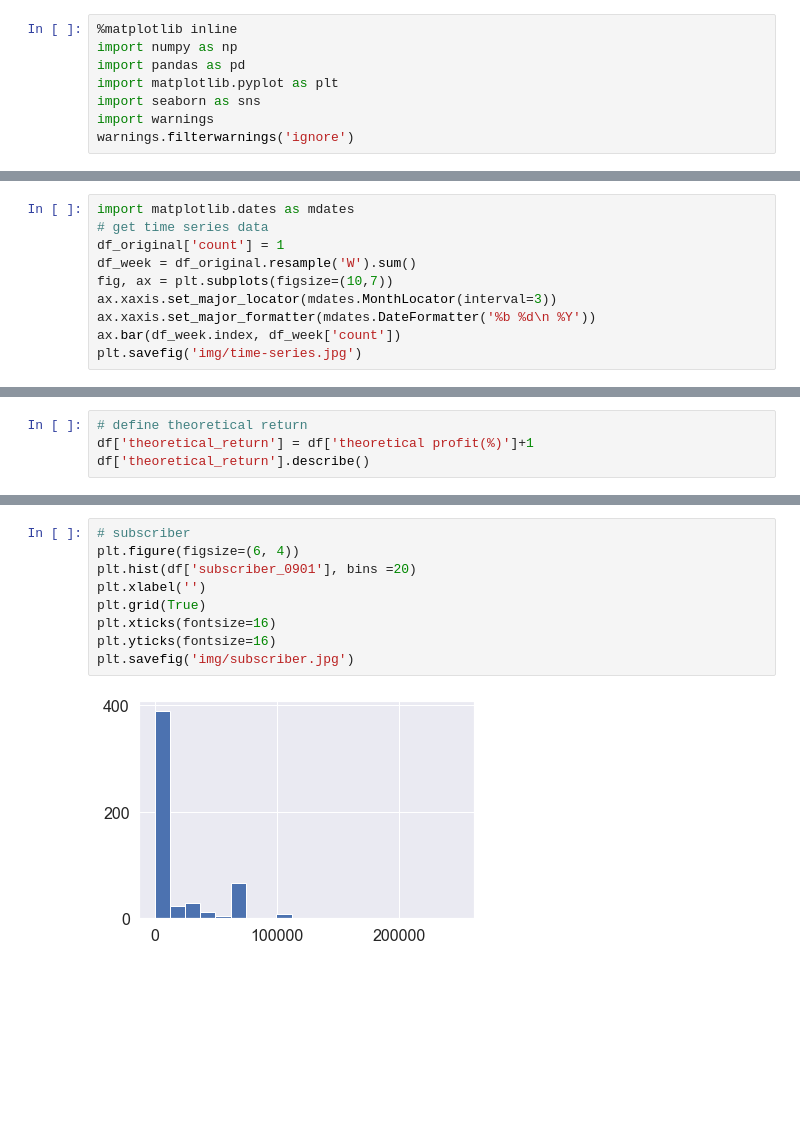
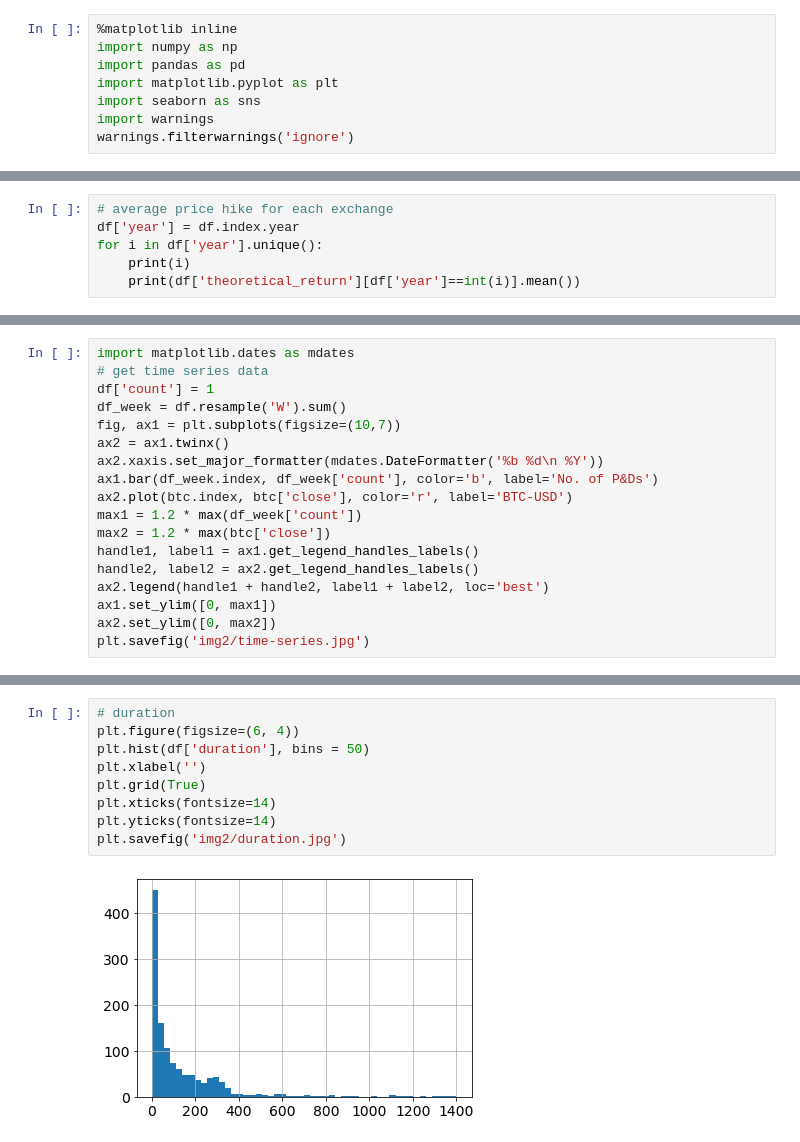
Before and after one commit to taro-tsuchiya/Profitability-of-Cryptocurrency-Pump-and-Dump-Schemes, a Jupyter notebook: notebook/eda.ipynb, the cells around one changed output, grey strips where cells are left out. Saved outputs shown, nothing was run; the diff lists cells and outputs as text; blank space fills up the shorter version.

```diff
--- a/notebook/eda.ipynb
+++ b/notebook/eda.ipynb
@@ -85,0 +72,6 @@ df['hour']= df.index.hour
+# %%
+# average price hike for each exchange
+df['year'] = df.index.year
+for i in df['year'].unique():
+    print(i)
+    print(df['theoretical_return'][df['year']==int(i)].mean())
@@ -86,11 +127,19 @@ df['hour']= df.index.hour
 # %%
 import matplotlib.dates as mdates
 # get time series data
-df_original['count'] = 1
-df_week = df_original.resample('W').sum()
-fig, ax = plt.subplots(figsize=(10,7))
-ax.xaxis.set_major_locator(mdates.MonthLocator(interval=3))
-ax.xaxis.set_major_formatter(mdates.DateFormatter('%b %d\n %Y'))
-ax.bar(df_week.index, df_week['count'])
-plt.savefig('img/time-series.jpg')
+df['count'] = 1
+df_week = df.resample('W').sum()
+fig, ax1 = plt.subplots(figsize=(10,7))
+ax2 = ax1.twinx()
+ax2.xaxis.set_major_formatter(mdates.DateFormatter('%b %d\n %Y'))
+ax1.bar(df_week.index, df_week['count'], color='b', label='No. of P&Ds')
+ax2.plot(btc.index, btc['close'], color='r', label='BTC-USD')
+max1 = 1.2 * max(df_week['count'])
+max2 = 1.2 * max(btc['close'])
+handle1, label1 = ax1.get_legend_handles_labels()
+handle2, label2 = ax2.get_legend_handles_labels()
+ax2.legend(handle1 + handle2, label1 + label2, loc='best')
+ax1.set_ylim([0, max1])
+ax2.set_ylim([0, max2])
+plt.savefig('img2/time-series.jpg')
 # %% [output]
@@ -152,4 +146,0 @@ plt.savefig('img/heatmap.jpg')
-# %%
-# define theoretical return
-df['theoretical_return'] = df['theoretical profit(%)']+1
-df['theoretical_return'].describe()
@@ -199,11 +180,11 @@ print(np.log(df['theoretical_return']).kurtosis())
 # %%
-# subscriber
+# duration
 plt.figure(figsize=(6, 4))
-plt.hist(df['subscriber_0901'], bins =20)
+plt.hist(df['duration'], bins = 50)
 plt.xlabel('')
 plt.grid(True)
-plt.xticks(fontsize=16)
-plt.yticks(fontsize=16)
-plt.savefig('img/subscriber.jpg')
+plt.xticks(fontsize=14)
+plt.yticks(fontsize=14)
+plt.savefig('img2/duration.jpg')
 # %% [output]
-[figure, old version]
+[figure, new version]
```
Also changed, not shown: parts of 43 cells of this notebook, 4 other files.
